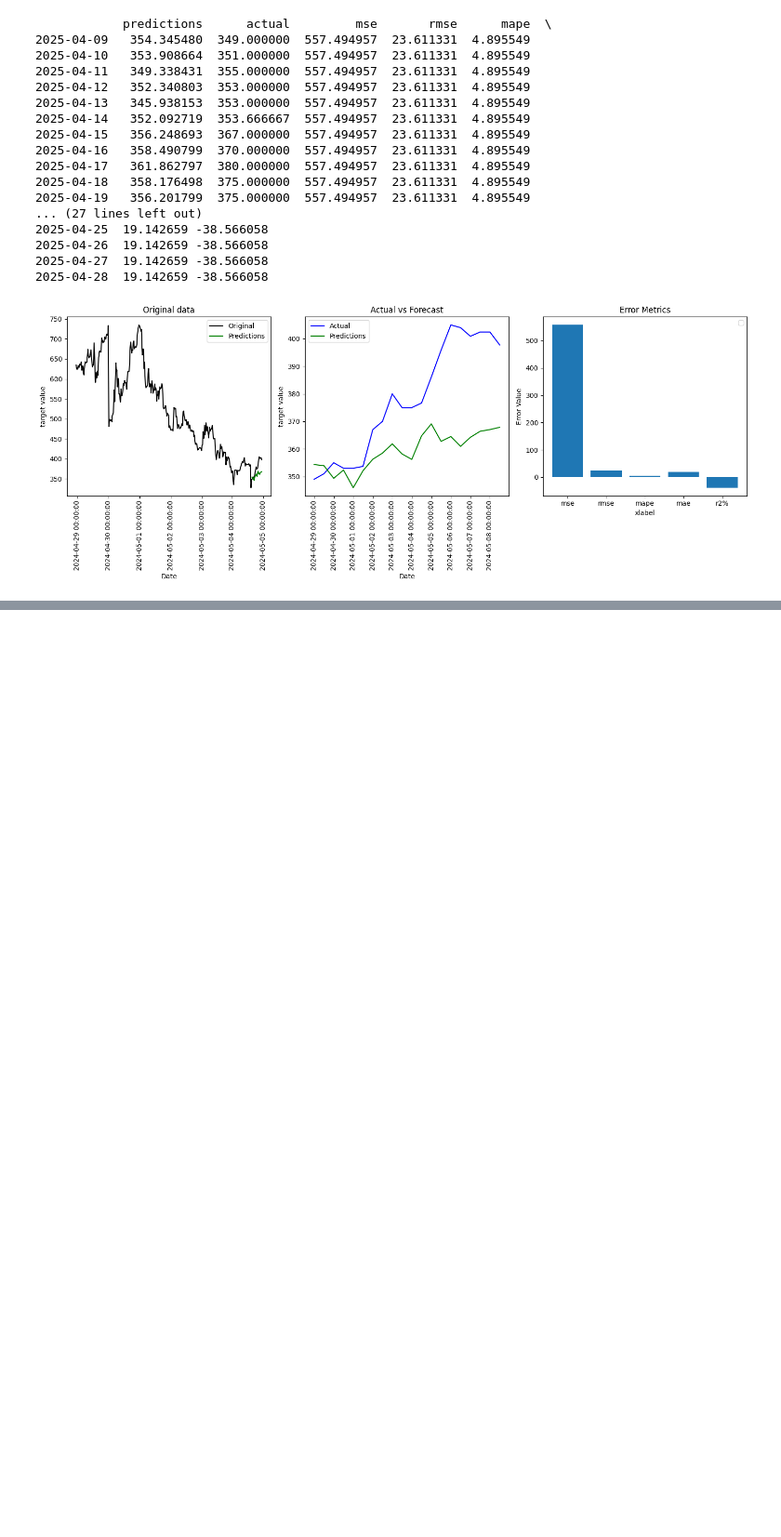
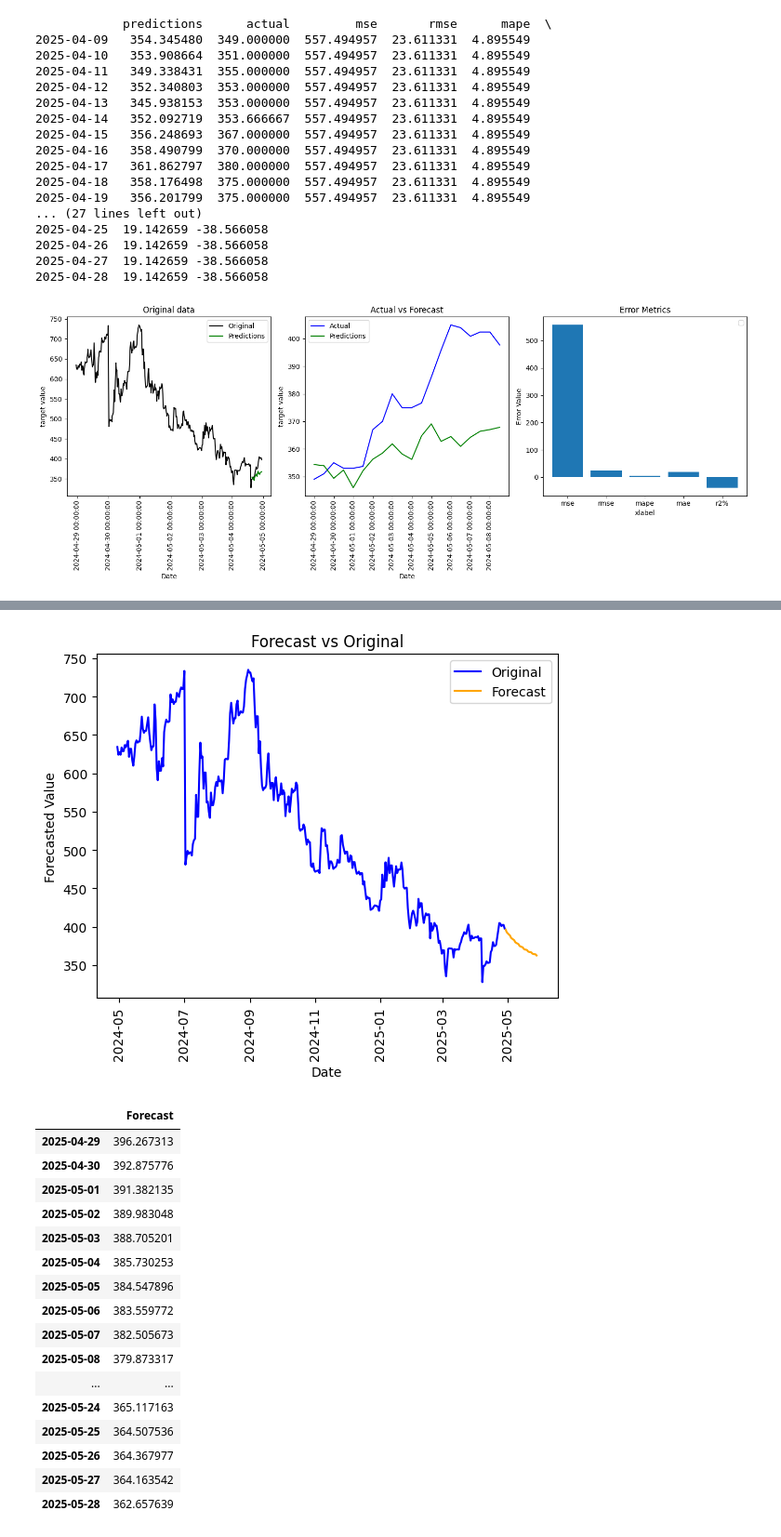
Before and after one commit to ShahidAzadd/Time-Series, a Jupyter notebook: ensemble_models.ipynb, the cells around one changed output, grey strips where cells are left out. Shown at 93% size. Saved outputs shown, nothing was run; the diff lists cells and outputs as text; code cells hidden in the pictures; blank space fills up the shorter version.

```diff
--- a/ensemble_models.ipynb
+++ b/ensemble_models.ipynb
@@ -399,0 +429,21 @@ obj_1.data_plotting()
+# %%
+obj_1.forecast(SARIMAX,data,steps = 30,seasonal_order=(5,1,6,2))
+# %% [output]
+[figure, added]
+|  | Forecast |
+| 2025-04-29 | 396.267313 |
+| 2025-04-30 | 392.875776 |
+| 2025-05-01 | 391.382135 |
+| 2025-05-02 | 389.983048 |
+| 2025-05-03 | 388.705201 |
+| 2025-05-04 | 385.730253 |
+| 2025-05-05 | 384.547896 |
+| 2025-05-06 | 383.559772 |
+| 2025-05-07 | 382.505673 |
+| 2025-05-08 | 379.873317 |
+| ... | ... |
+| 2025-05-24 | 365.117163 |
+| 2025-05-25 | 364.507536 |
+| 2025-05-26 | 364.367977 |
+| 2025-05-27 | 364.163542 |
+| 2025-05-28 | 362.657639 |
```
Also changed, not shown: parts of 7 cells of this notebook, 6 other files.
